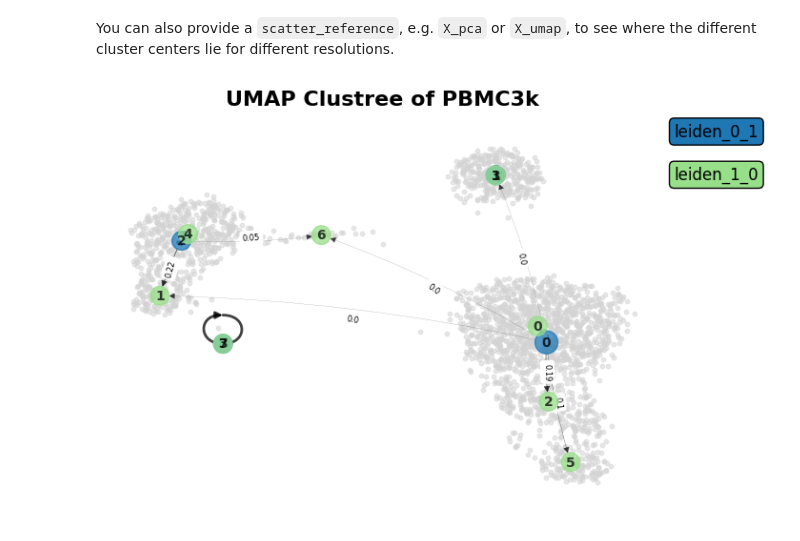
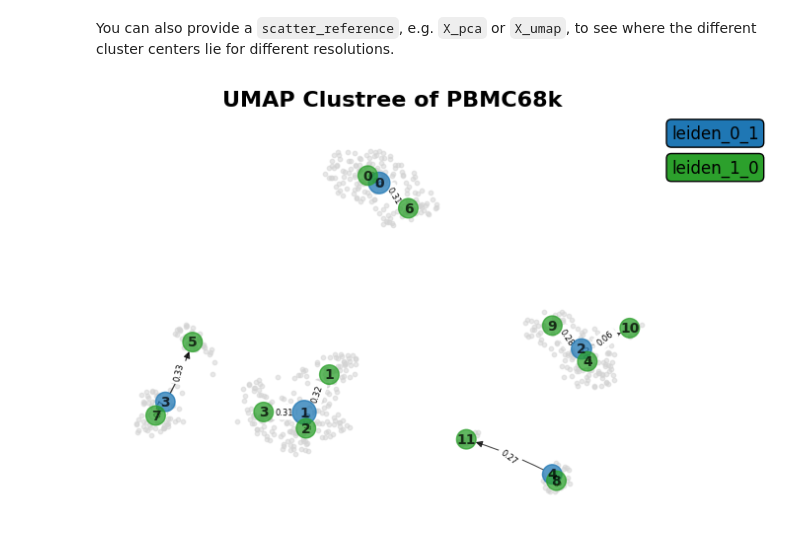
Before and after one commit to complextissue/pyclustree, a Jupyter notebook: docs/source/example.ipynb, the cells around one changed output. Saved outputs shown, nothing was run; the diff lists cells and outputs as text; code cells hidden in the pictures.

```diff
--- a/docs/source/example.ipynb
+++ b/docs/source/example.ipynb
@@ -13,7 +13,7 @@ Note: you may need to restart the kernel to use updated packages.
 # %%
 import scanpy as sc
 
-adata = sc.datasets.pbmc3k_processed()
+adata = sc.datasets.pbmc68k_reduced()
 
 # Run leiden clustering for different resolutions
 for resolution in [0.1, 0.4, 0.7, 1.0]:
@@ -62,15 +62,15 @@ You can also provide a `scatter_reference`, e.g. `X_pca` or `X_umap`, to see whe
 # %%
 fig = clustree(
     adata,
     [f"leiden_{str(resolution).replace('.', '_')}" for resolution in [0.1, 1.0]],
-    title="UMAP Clustree of PBMC3k",
+    title="UMAP Clustree of PBMC68k",
     scatter_reference="X_umap",
     node_size_range=(200, 300),
     edge_width_range=(0.1, 2.0),
     show_fraction=True,
     graph_plot_kwargs={"font_color": "black", "font_size": 10, "alpha": 0.75},
 )
 fig.set_size_inches(7.5, 5)
 fig.set_dpi(100)
 # %% [output]
-[figure, old version]
+[figure, new version]
```
Also changed, not shown: parts of 2 cells of this notebook, 1 other file.
